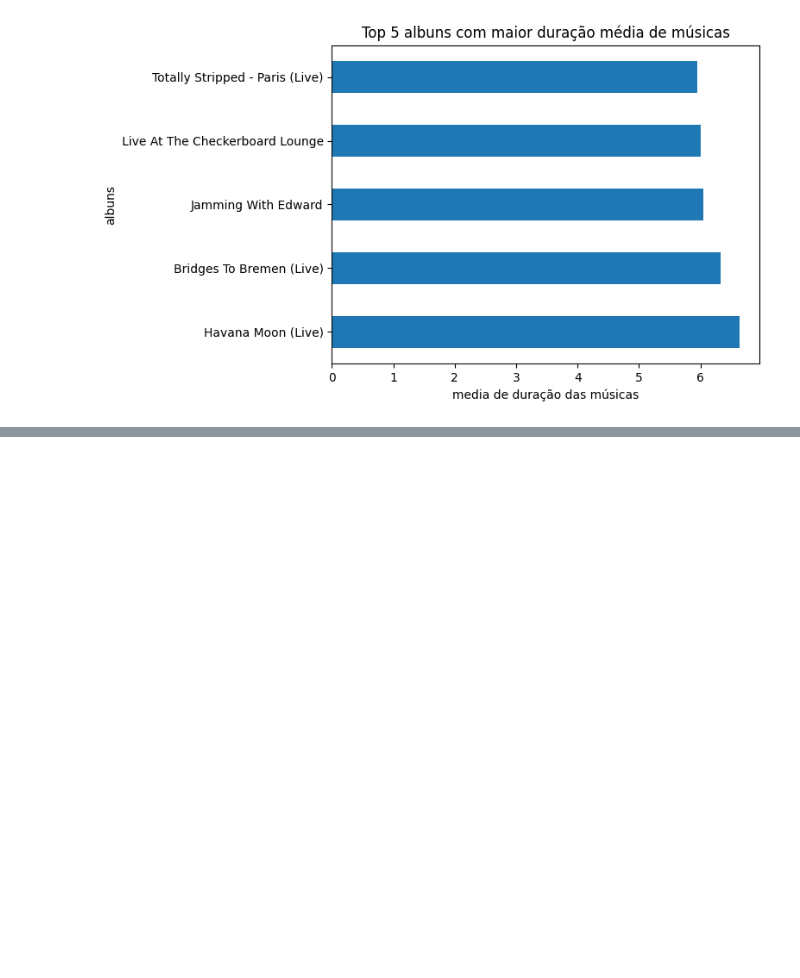
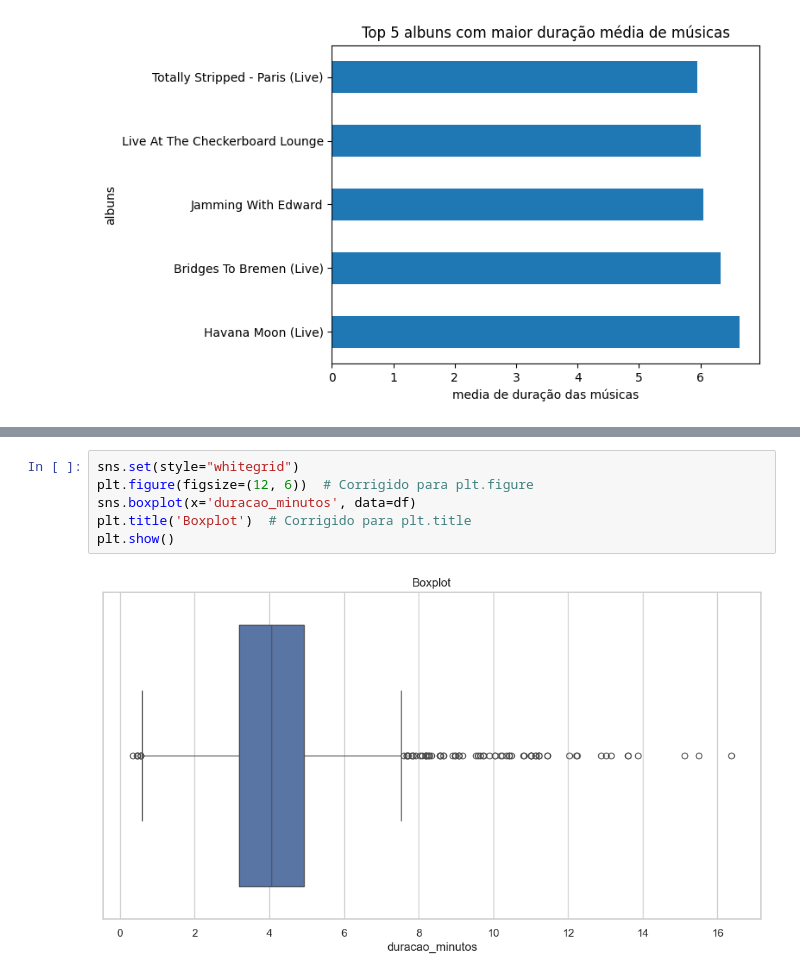
Before and after one commit to eugeniogdiniz/PosTechDataScience_Fiap, a Jupyter notebook: 02_Machine_Learning_and _Time_Siries/03_Explorando_Dados/scr/spotify.ipynb, the cells around one changed output, grey strips where cells are left out. Drawn from its saved outputs; the diff is of its cells as text; blank space fills up the shorter version.

```diff
--- a/02_Machine_Learning_and _Time_Siries/03_Explorando_Dados/scr/spotify.ipynb
+++ b/02_Machine_Learning_and _Time_Siries/03_Explorando_Dados/scr/spotify.ipynb
@@ -181,0 +223,8 @@ Text(0.5, 1.0, 'Top 5 albuns com maior duração média de músicas')
+# %%
+sns.set(style="whitegrid")
+plt.figure(figsize=(12, 6))  # Corrigido para plt.figure
+sns.boxplot(x='duracao_minutos', data=df)
+plt.title('Boxplot')  # Corrigido para plt.title
+plt.show()
+# %% [output]
+[figure, added]
```
Also changed, not shown: parts of 21 cells of this notebook.
